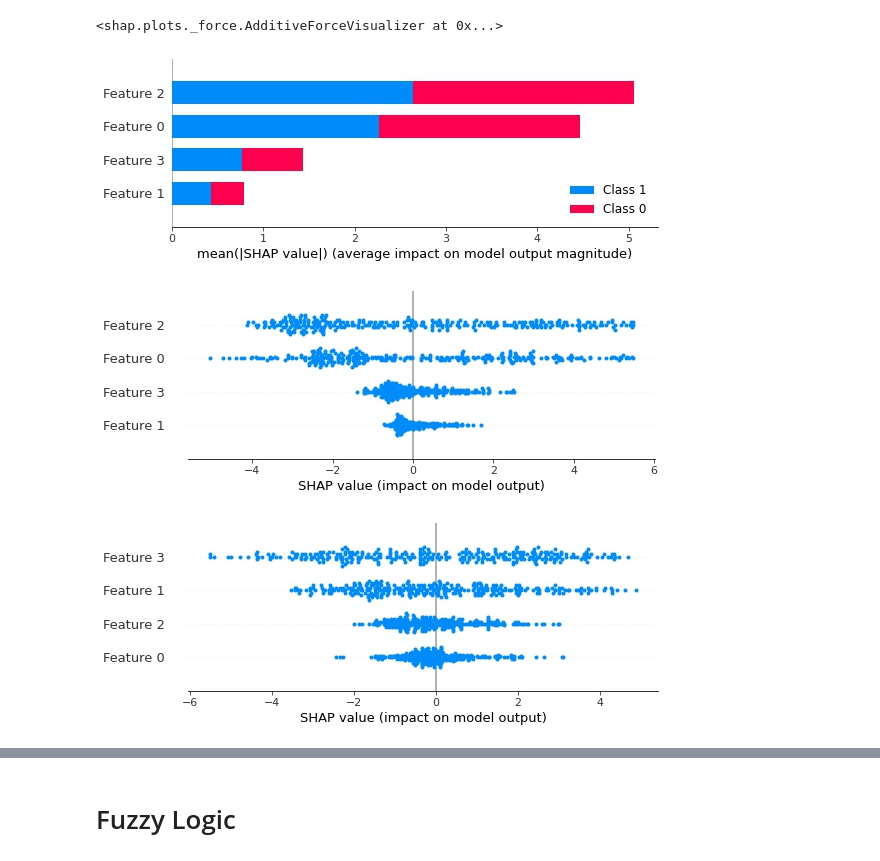
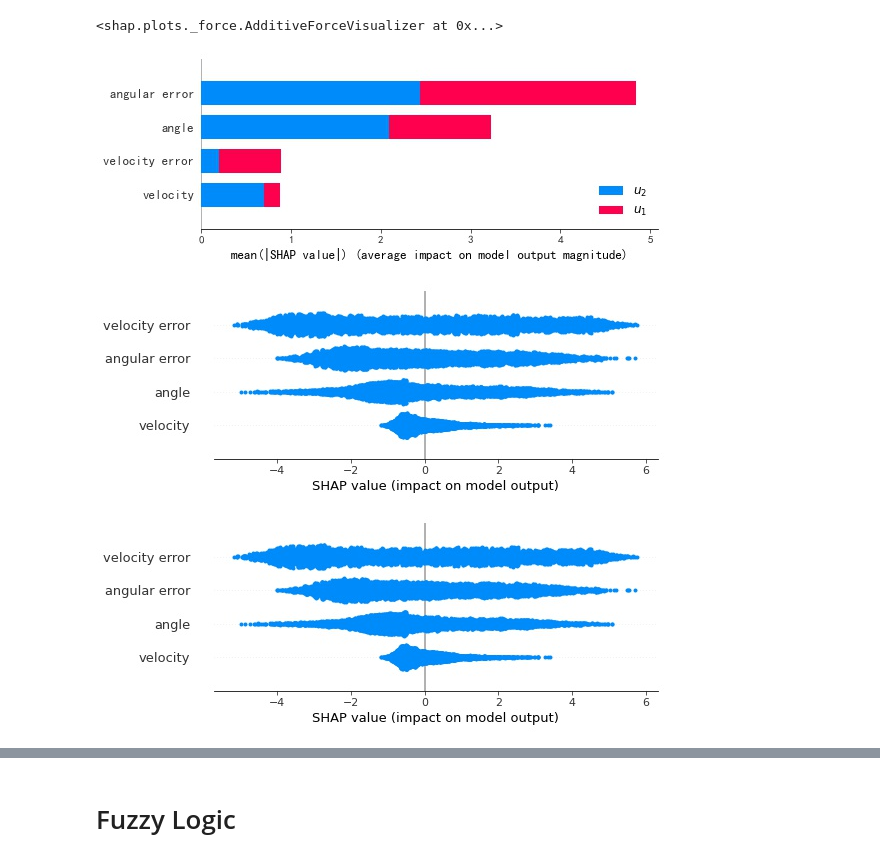
Before and after one commit to AndyRay1998/U-model-based-Adaptive-Sliding-Mode-Control-Using-a-Deep-Deterministic-Policy-Gradient, a Jupyter notebook: DDPG official-timevarying target 6-Copy14.ipynb, the cells around one changed output, grey strips where cells are left out. Drawn from its saved outputs; the diff is of its cells as text; code cells hidden in the pictures.

```diff
--- a/DDPG official-timevarying target 6-Copy14.ipynb
+++ b/DDPG official-timevarying target 6-Copy14.ipynb
@@ -451,6 +460,15 @@ KeyboardInterrupt:
 # %% [markdown]
 # load model
 # %%
+env = PendulumSMCEnv()
+# reproducible
+env.seed(RANDOM_SEED)
+np.random.seed(RANDOM_SEED)
+tf.random.set_seed(RANDOM_SEED)
+state_dim = env.observation_space.shape[0]
+action_dim = env.action_space.shape[0]
+action_range = env.action_space.high  # scale action, [-action_range, action_range]
+
 agent = DDPG(action_dim, state_dim, action_range)
 agent.actor = tf.keras.models.load_model('2022-02-02-1-Noise-Sine-SMC-actor.hdf5', compile=False)
 # %% [output]
@@ -521,7 +539,7 @@ for episode in range(1):
         th_r.append(target[0])
         thdot_r.append(target[1])
 
-        state, reward, done, info, torque, s = env.step(agent.get_action(state, greedy=True), target, noise)
+        state, reward, done, info, torque, s = env.step(agent.get_action(state, greedy=True), target, 0)
 
         th_list.append(state[0])
         thdot_list.append(state[1])
@@ -568,9 +586,12 @@ for episode in range(1):
         target = np.array([0, 0, 0])
 
 
-        state, reward, done, info, torque, s = env.step([100000000000, 6.05052635], target, noise)
-        # state, reward, done, info, torque, s = env.step([20, 20], target, noise) # same cost with training
-        # state, reward, done, info, torque, s = env.step([13.43, 20], target, noise) # cost = sum abs(s)
+        # state, reward, done, info, torque, s = env.step([1000000000000, 2.311], target, noise) # sine2 wave init2
+        state, reward, done, info, torque, s = env.step([100000000000, 6.155], target, 0) # 0 target init2
+        # state, reward, done, info, torque, s = env.step([1.25, 14], target, noise) # 0 target init2
+        # state, reward, done, info, torque, s = env.step([9.816, 20], target, noise) # sine2 wave init2
+        # state, reward, done, info, torque, s = env.step([8.958, 20], target, noise) # sine2 + 0 init2
+        # state, reward, done, info, torque, s = env.step([9.129, 20], target, noise)
 
 
         th_list2.append(state[0])
@@ -897,7 +903,7 @@ X = []
 y1 = []
 y2 = []
 for _ in range(5000):
-    state = np.random.uniform(low=[-1.57,-1,-1.57,-1], high=[1.57,1,1.57,1], size=(4))
+    state = np.random.uniform(low=[-2,-2,-2,-4], high=[2,2,2,4], size=(4))
     # state[0] = np.random.uniform(low=-1.57, high=1.57)
     # state[1] = np.random.uniform(low=-10, high=10)
     #state[2] = np.random.uniform(low=-1.57, high=1.57)
@@ -910,9 +916,10 @@ for _ in range(5000):
 X = np.array(X)
 # %%
 actor = tf.keras.models.load_model('2022-02-02-1-Noise-Sine-SMC-actor.hdf5', compile=False)
-background = shap.sample(X, 300)
+# background = shap.sample(X, 1000)
+background = X
 explainer = shap.DeepExplainer(actor, background)
-shap_values = explainer.shap_values(np.array([[0,0,-1,-1]]))
+shap_values = explainer.shap_values(np.array([[2,0,0,0]]))
 # shap_values = explainer.shap_values(background)
 # %% [output]
 WARNING:tensorflow:AutoGraph could not transform <function TFDeep.phi_symbolic.<locals>.grad_graph at 0x...> and will run it as-is.
@@ -944,17 +954,18 @@ shap.force_plot(explainer.expected_value[1].numpy(), shap_values[1])
 [interactive output not drawn]
 <shap.plots._force.AdditiveForceVisualizer at 0x...>
 # %%
-shap.summary_plot(shap_values, X, plot_type="bar")
+shap.summary_plot(shap_values, X, plot_type="bar", feature_names=['angle', 'velocity', 'angular error', 'velocity error']
+                 , class_names=[r'$u_1$',r'$u_2$'])
 # %% [output]
-[figure, old version]
+[figure, new version]
 # %%
-shap.summary_plot(shap_values[0], plot_type="dot")
+shap.summary_plot(shap_values[0], plot_type="dot", feature_names=['angle', 'velocity', 'angular error', 'velocity error'])
 # %% [output]
-[figure, old version]
+[figure, new version]
 # %%
-shap.summary_plot(shap_values[0], plot_type="dot")
+shap.summary_plot(shap_values[0], plot_type="dot", feature_names=['angle', 'velocity', 'angular error', 'velocity error'])
 # %% [output]
-[figure, old version]
+[figure, new version]
 # %%
 X.mean(axis=0)
 # %% [output]
```
Also changed, not shown: parts of 37 cells of this notebook.
